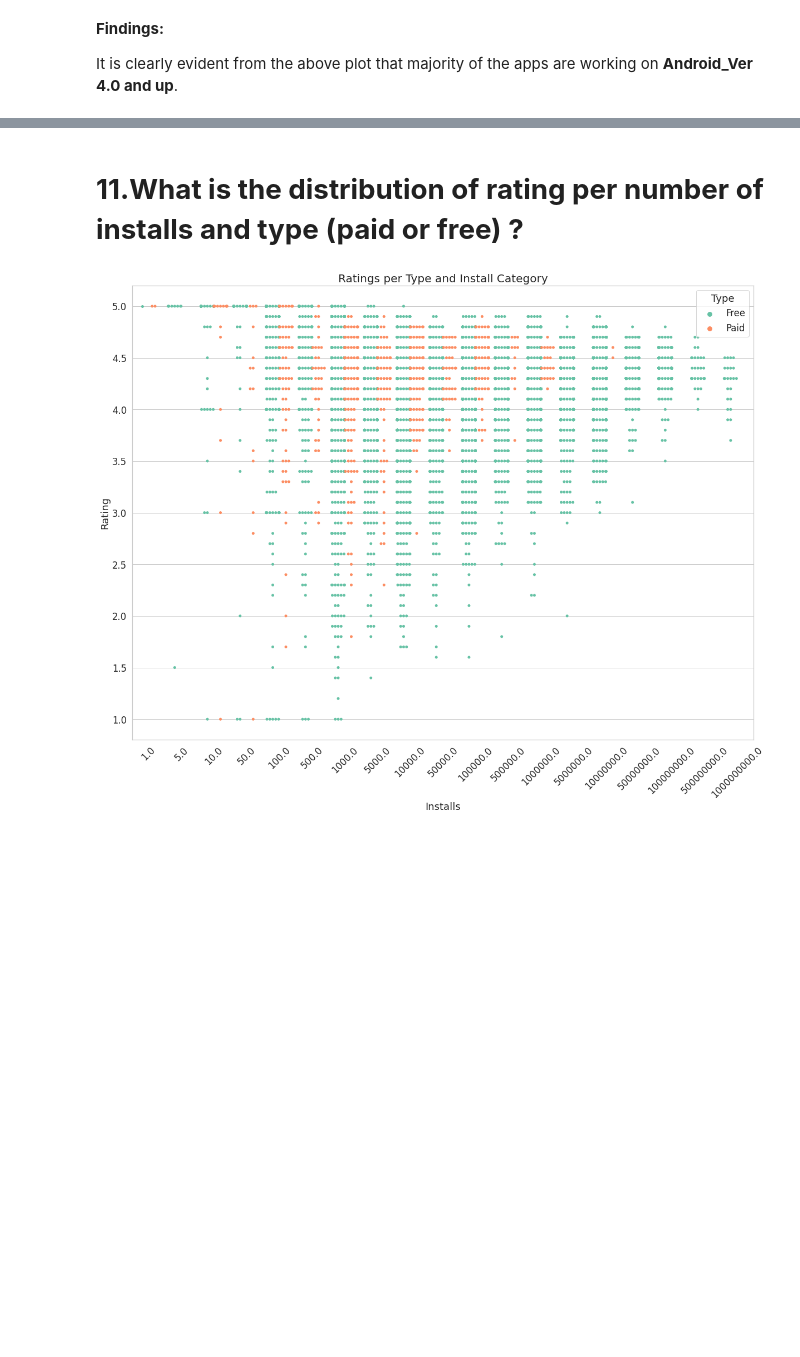
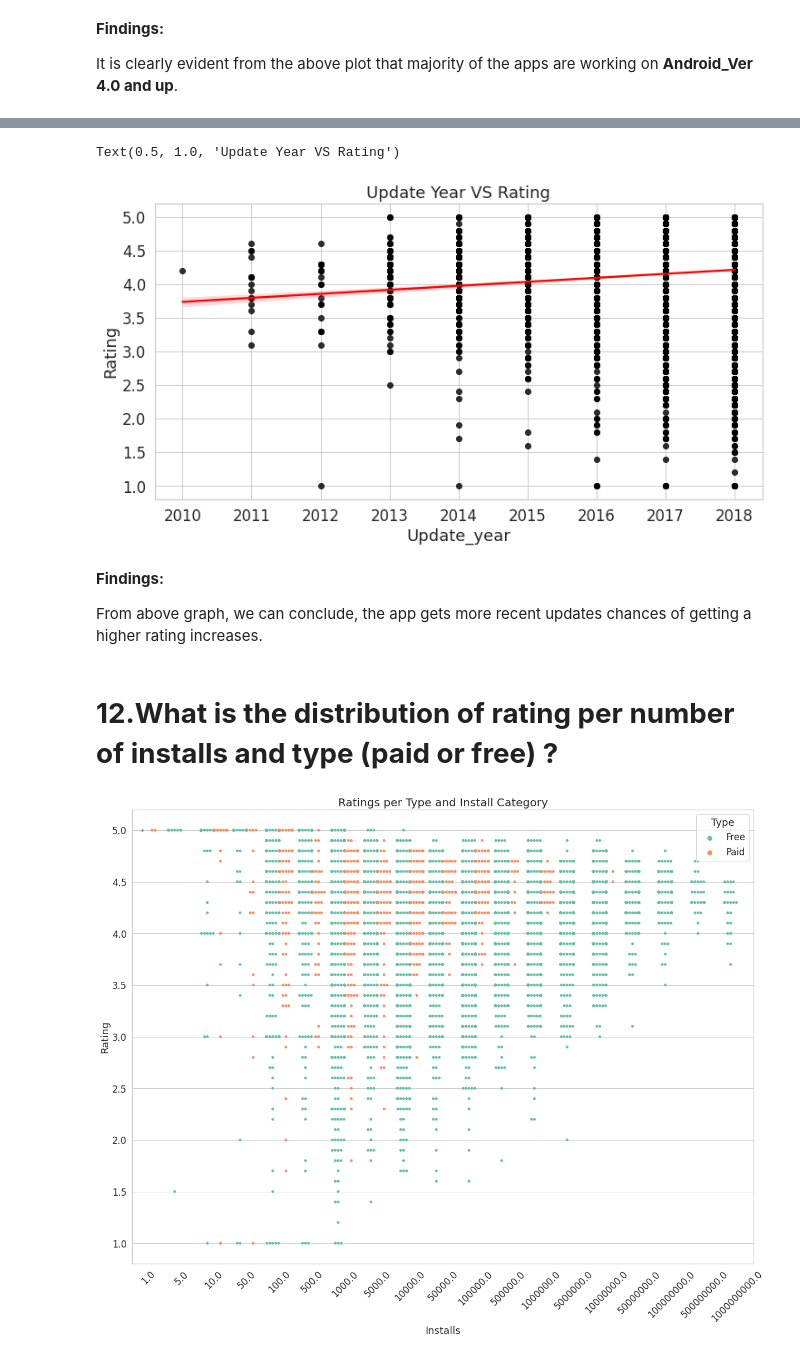
Before and after one commit to raushan9jnv/Play-Store-App-Review-Analysis, a Jupyter notebook: Almabetter_Play_Store_App_Review_Analysis_Capstone_Project_1.ipynb, the cells around one changed output, grey strips where cells are left out. Cells and saved outputs as stored; diff of their text form; code cells hidden in the pictures; blank space fills up the shorter version.

```diff
--- a/Almabetter_Play_Store_App_Review_Analysis_Capstone_Project_1.ipynb
+++ b/Almabetter_Play_Store_App_Review_Analysis_Capstone_Project_1.ipynb
@@ -1544,0 +1547,4 @@ It is clearly evident from the above plot that majority of the apps are working
+# %%
+print(cleaned_df_apps['Last_Updated'].head())
+#fetch update year from date
+cleaned_df_apps["Update_year"] = cleaned_df_apps["Last_Updated"].apply(lambda x: x.strftime('%Y')).astype('int64')
@@ -1545,5 +1572,16 @@ It is clearly evident from the above plot that majority of the apps are working
+# %%
+fig, ax = plt.subplots(figsize=(12,6))
+sns.regplot(x="Update_year", y="Rating", data=cleaned_df_apps,scatter_kws={"color": "black"}, line_kws={"color": "red"})
+plt.title("Update Year VS Rating")
+# %% [output]
+Text(0.5, 1.0, 'Update Year VS Rating')
+[figure, added]
+# %% [markdown]
+**Findings:**
+
+From above graph, we can conclude, the app gets more recent updates chances of getting a higher rating increases.
 # %% [markdown]
-# **11.What is the distribution of rating per number of installs and type (paid or free) ?**
+# **12.What is the distribution of rating per number of installs and type (paid or free) ?**
 # %%
 #plot a swarmplot since there are multiple categories (Installs and Type)
 sns.set(font_scale=1.5, style="whitegrid")
```
Also changed, not shown: parts of 8 cells of this notebook.
